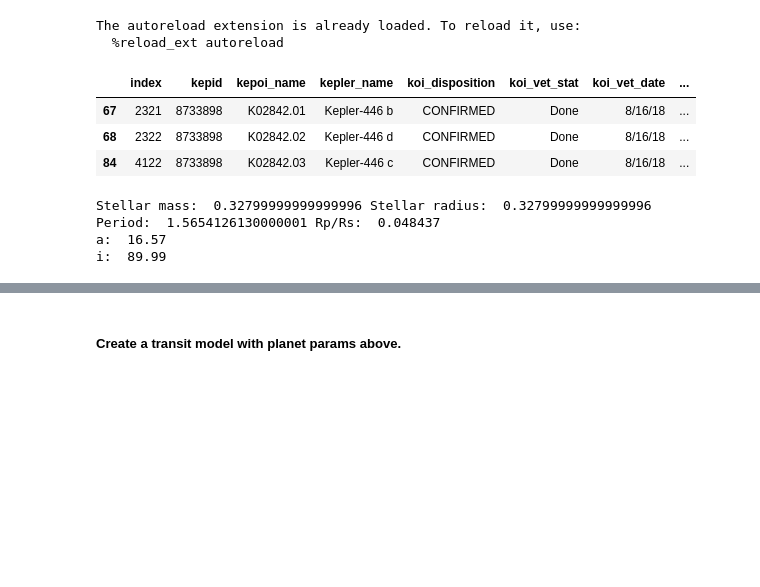
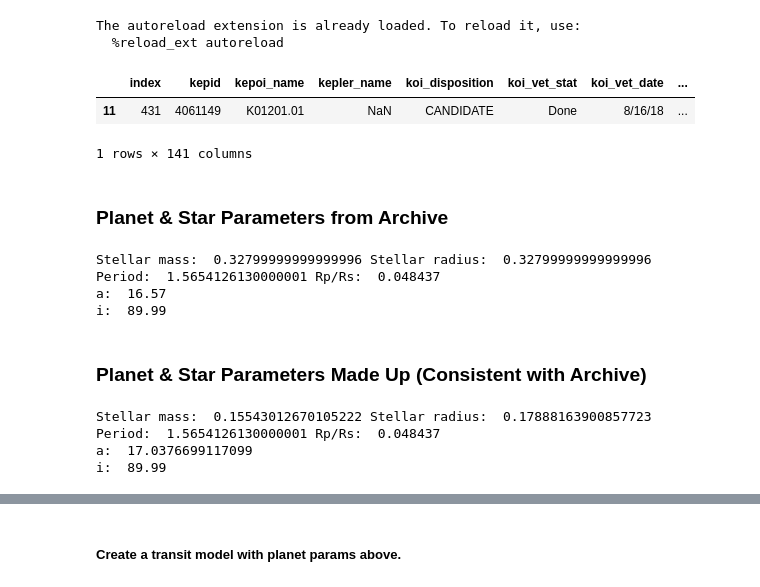
Before and after one commit to ssagear/photoeccentric, a Jupyter notebook: notebooks/testing_e_code.ipynb, the cells around one changed output, grey strips where cells are left out. Cells and saved outputs as stored; diff of their text form; code cells hidden in the pictures; blank space fills up the shorter version.

```diff
--- a/notebooks/testing_e_code.ipynb
+++ b/notebooks/testing_e_code.ipynb
@@ -31,15 +35,16 @@ spectplanets = spectplanets.reset_index()
 # %%
 #spectplanets
 # %%
-spectplanets.loc[spectplanets['kepid'] == 8733898]
+spectplanets.loc[spectplanets['kepid'] == 4061149]
 #spectplanets.loc[spectplanets['kepler_name'] == "Kepler-446 b"]
 # %% [output]
 |  | index | kepid | kepoi_name | kepler_name | koi_disposition | koi_vet_stat | koi_vet_date | ... |
-| 67 | 2321 | 8733898 | K02842.01 | Kepler-446 b | CONFIRMED | Done | 8/16/18 | ... |
-| 68 | 2322 | 8733898 | K02842.02 | Kepler-446 d | CONFIRMED | Done | 8/16/18 | ... |
-| 84 | 4122 | 8733898 | K02842.03 | Kepler-446 c | CONFIRMED | Done | 8/16/18 | ... |
+| 11 | 431 | 4061149 | K01201.01 | NaN | CANDIDATE | Done | 8/16/18 | ... |
+1 rows × 141 columns
 # %%
 kepname = "Kepler-446 b"
+# %% [markdown]
+### Planet & Star Parameters from Archive
 # %%
 smass, smass_uerr, smass_lerr, srad, srad_uerr, srad_lerr, ldmod, ldm_c1, ldm_c2 = ph.stellar_params_from_archive(spectplanets, kepname)
 period, period_uerr, period_lerr, rprs, rprs_uerr, rprs_lerr, a, a_uerr, a_lerr, i, e, w = ph.planet_params_from_archive(spectplanets, kepname)
@@ -59,6 +64,37 @@ Stellar mass:  0.32799999999999996 Stellar radius:  0.32799999999999996
 Period:  1.5654126130000001 Rp/Rs:  0.048437
 a:  16.57
 i:  89.99
+# %% [markdown]
+### Planet & Star Parameters Made Up (Consistent with Archive)
+# %%
+# Stellar mass from Gaia/Spec
+smass_2 = 0.15543012670105222
+smass_err_2 = 0.011230570640734436
+
+# Stellar radius from Gaia/Spec
+srad_2 = 0.17888163900857723
+srad_err_2 = 0.011918741224718215
+
+period_2 = period
+period_err_2 = period_err
+
+rprs_2 = rprs
+rprs_err_2 = rprs_err
+
+a_2 = ph.calc_a(period_2*86400.0, smass_2*smass_kg, srad_2*srad_m)
+a_err_2 = a_err
+
+i_2 = i
+
+print('Stellar mass: ', smass_2, 'Stellar radius: ', srad_2)
+print('Period: ', period_2, 'Rp/Rs: ', rprs_2)
+print('a: ', a_2)
+print('i: ', i_2)
+# %% [output]
+Stellar mass:  0.15543012670105222 Stellar radius:  0.17888163900857723
+Period:  1.5654126130000001 Rp/Rs:  0.048437
+a:  17.0376699117099
+i:  89.99
 # %%
 """ Create mass and radius arrays """
 
```
Also changed, not shown: parts of 54 cells of this notebook, 4 other files.
